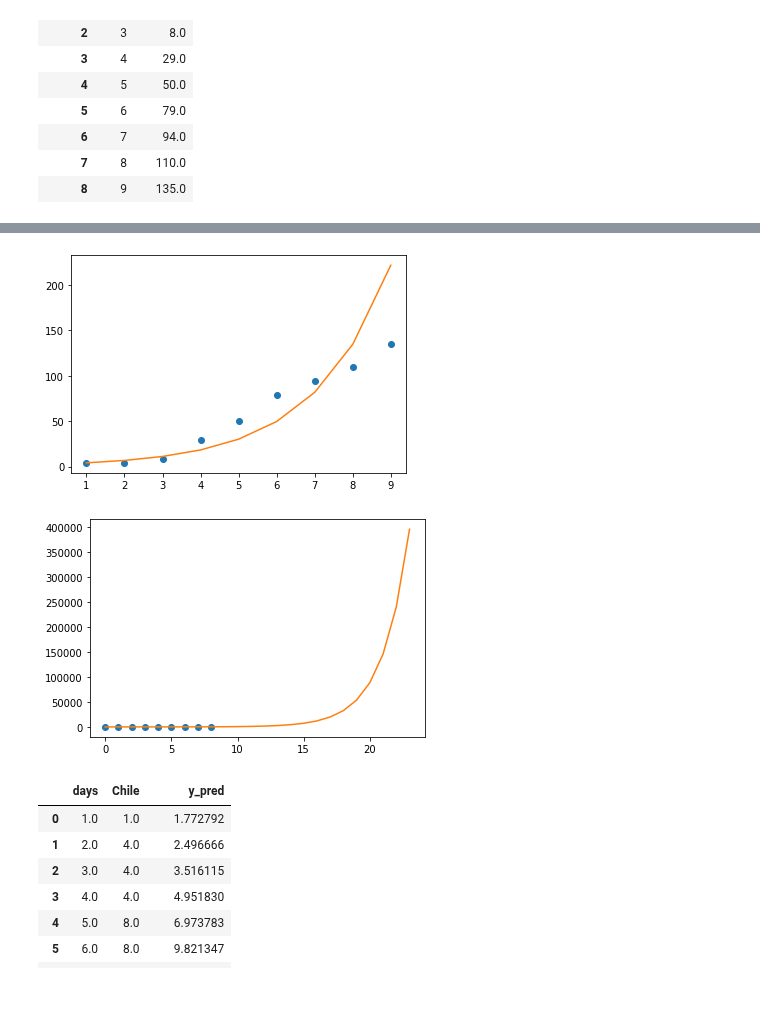
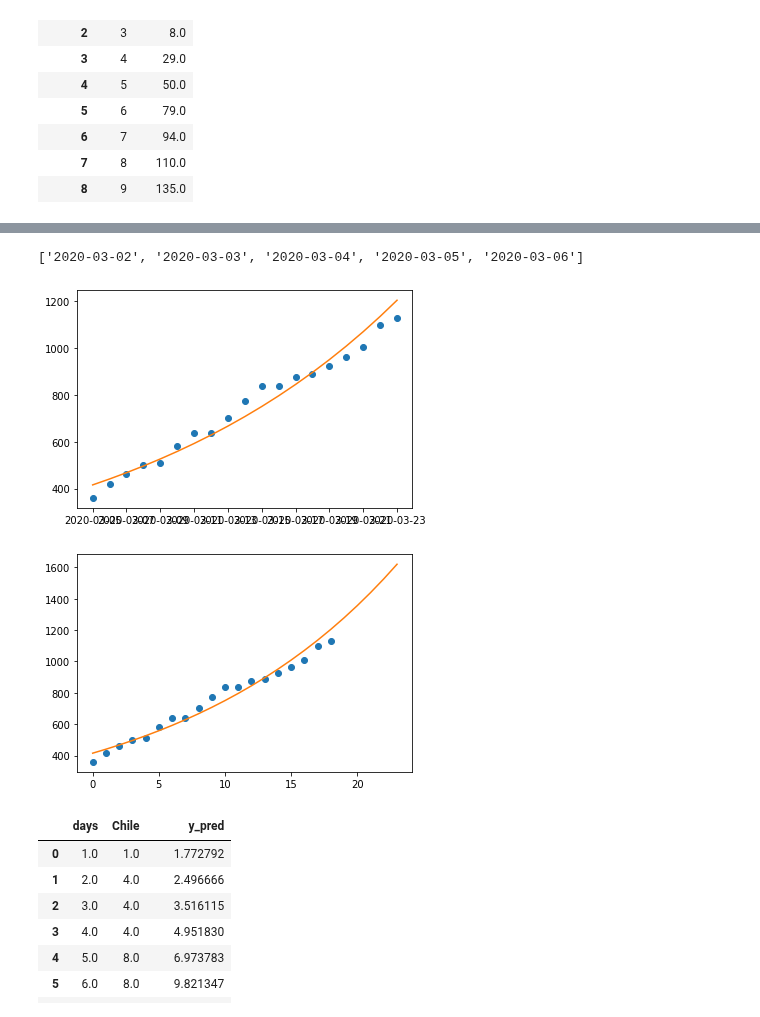
Before and after one commit to guidolo/COVID-DASH, a Jupyter notebook: Untitled.ipynb, the cells around one changed output, grey strips where cells are left out. Saved outputs shown, nothing was run; the diff lists cells and outputs as text; code cells hidden in the pictures.

```diff
--- a/Untitled.ipynb
+++ b/Untitled.ipynb
@@ -40,9 +41,14 @@ temp
 | 7 | 8 | 110.0 |
 | 8 | 9 | 135.0 |
 # %%
-pais = ['Uruguay']
+pais = ['Japan']
 last = 20
-temp = df_c.loc[:,pais].replace(0, np.nan).dropna().reset_index(drop=True).iloc[-last:-1]
+leave_out = 1
+
+
+temp = df_c.loc[:,pais].replace(0, np.nan).dropna()
+indice = temp.iloc[-last:-leave_out].index
+temp = temp.reset_index(drop=True).iloc[-last:-leave_out]
 temp = temp.reset_index(drop=True).reset_index().rename(columns={'index':'days'})
 temp.loc[:,'days'] = temp.days + 1
 # %%
@@ -51,0 +63,7 @@ fit = np.polyfit(x_data, np.log(y_data), 1)
+# %%
+x_data = temp.days.values
+X = sm.add_constant(x_data)
+
+mod = sm.OLS(np.log(y_data), X)
+res = mod.fit()
+print(res.summary())
@@ -52,20 +96,23 @@ fit = np.polyfit(x_data, np.log(y_data), 1)
+# %%
+[x for x in  daterange('2020-03-01', 5)]
+# %% [output]
+['2020-03-02', '2020-03-03', '2020-03-04', '2020-03-05', '2020-03-06']
 # %%
 y = np.exp(fit[1]) * np.exp(fit[0]*x_data)
-plt.plot(x_data, y_data, "o")
-plt.plot(x_data, y)
-plt.plot()
+plt.plot(indice, y_data, "o")
+plt.plot(indice, y)
 plt.show()
 
 #forecasting
 x_sim_data = np.arange(1,last+5)
 y = np.exp(fit[1]) * np.exp(fit[0]*x_sim_data)
 temp2 = pd.concat([temp, pd.DataFrame(data={'y_pred':y})], axis=1)
 plt.plot(temp2.index, temp2[pais], "o")
 plt.plot(temp2.index, temp2.y_pred)
 plt.show()
 # %% [output]
-[figure, old version]
+[figure, new version]
-[figure, old version]
+[figure, new version]
 # %%
 temp2
 # %% [output]
```
Also changed, not shown: parts of 5 cells of this notebook.
